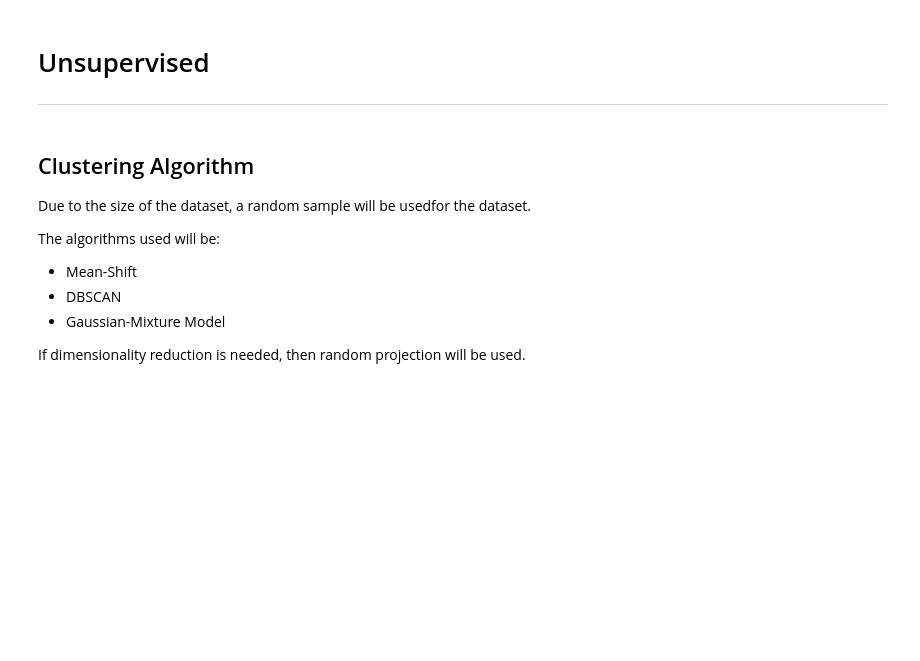
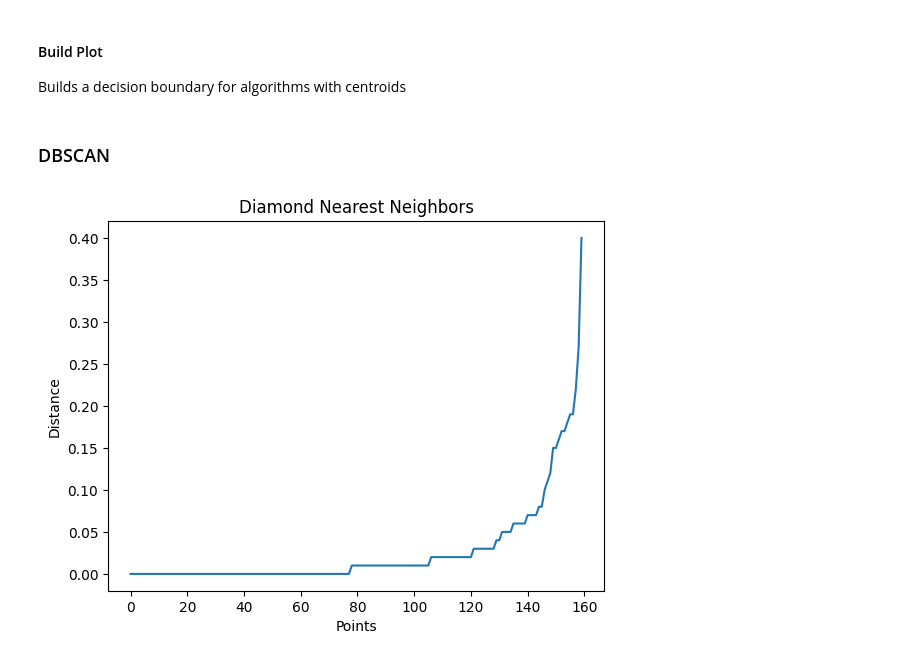
Before and after one commit to presetprogrammer/SeabornProject419, a Jupyter notebook: DataMiningProject.ipynb, the cells around one changed output. Cells and saved outputs as stored; diff of their text form; code cells hidden in the pictures; blank space fills up the shorter version.

```diff
--- a/DataMiningProject.ipynb
+++ b/DataMiningProject.ipynb
@@ -23,0 +126,16 @@ diamonds.head()
+# %%
+from sklearn.preprocessing import LabelEncoder
+
+temp = sns.load_dataset("diamonds")
+diamonds = temp.dropna()
+diamonds.head()
+
+#Encode Cut to Integer
+encoder = LabelEncoder()
+tempdiamond = diamonds[['carat', 'cut', 'price']]
+diamond = tempdiamond.sample(200)
+diamond['cut'] = encoder.fit_transform(diamond['cut'])
+# %% [markdown]
+#### Build Plot
+
+Builds a decision boundary for algorithms with centroids
@@ -24,15 +182,2 @@ diamonds.head()
 # %% [markdown]
-# Unsupervised
----
+### DBSCAN
-# %% [markdown]
-## Clustering Algorithm
-
-Due to the size of the dataset, a random sample will be usedfor the dataset.
-
-The algorithms used will be:
-
-* Mean-Shift
-* DBSCAN
-* Gaussian-Mixture Model
-
-If dimensionality reduction is needed, then random projection will be used.
@@ -42,0 +184,23 @@ plt.show()
+# %%
+from sklearn.neighbors import NearestNeighbors
+from sklearn.cluster import DBSCAN
+from sklearn.model_selection import train_test_split
+
+X_train, X_test, y_train, y_test = train_test_split(diamond.drop("price", axis=1), diamond["price"], test_size=0.2, random_state=445)
+
+# Estimate epsilon via NearestNeighbors
+neighbors = NearestNeighbors(n_neighbors=5)
+neighbors.fit(X_train)
+distances, indices = neighbors.kneighbors(X_train)
+distances = np.sort(distances, axis=0)
+distances = distances[:,1]
+plt.plot(distances)
+plt.xlabel("Points")
+plt.ylabel("Distance")
+plt.title("Diamond Nearest Neighbors")
+plt.show()
+
+dbscan = DBSCAN(eps=0.18, min_samples=4)
+clusters = dbscan.fit_predict(X_train)
+# %% [output]
+[figure, added]
```
Also changed, not shown: parts of 29 cells of this notebook.
